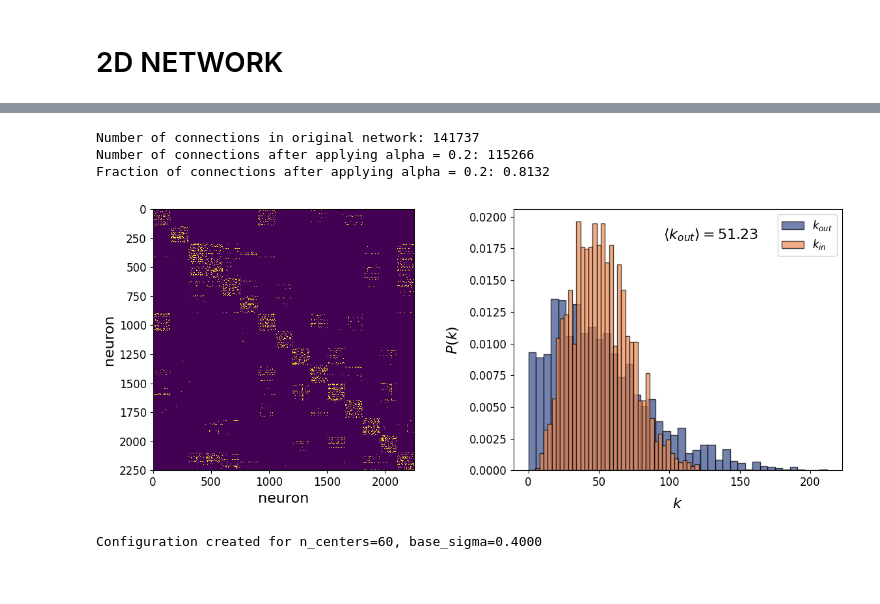
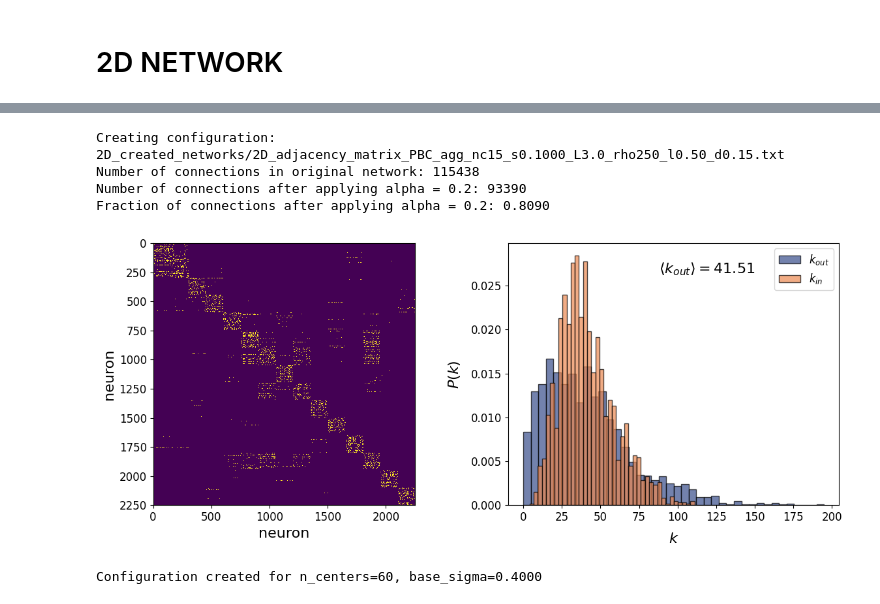
Before and after one commit to underDD/TFM, a Jupyter notebook: create_network.ipynb, the cells around one changed output, grey strips where cells are left out. Drawn from its saved outputs; the diff is of its cells as text; code cells hidden in the pictures.

```diff
--- a/create_network.ipynb
+++ b/create_network.ipynb
@@ -92,13 +92,13 @@ subprocess.run([
 alpha = 0.2
 # alphas = np.arange(0.0, 1.01, 0.01)
 
-output_filename = fcn.create_network2D(parameters2D, show_prints=False) # Here the conections network is created and saved in a file
+output_filename = fcn.create_network2D(parameters2D, show_prints_c=False, show_prints_control=True) # Here the conections network is created and saved in a file
 
 M = fcn.load_A(output_filename) # M is th amtrix with the number of tries for each connection between neurons
 number_of_connections = np.count_nonzero(M)
 print(f"Number of connections in original network: {number_of_connections}")
 
-A = fcn.modify_A_alpha(M, alpha)
+A, output_filename = fcn.modify_A_alpha2D(M, alpha, parameters2D)
 number_of_successful_connections = A.sum()
 print(f"Number of connections after applying alpha = {alpha}: {number_of_successful_connections}")
 
@@ -130,37 +130,38 @@ ax = axs[0]
 ax.imshow(A, aspect='equal', interpolation='nearest')
 
 ax.set_xlim(0, A.shape[0])
 ax.set_ylim(A.shape[0], 0)
 ax.set_xlabel('neuron', fontsize=16)
 ax.set_ylabel('neuron', fontsize=16)
 ax.tick_params(labelsize=12)
 
 # --------- DISTRIBUCIÓN DE GRADO ---------
 k_out_mean = k_out.mean()
 # k_in_mean = k_in.mean()
 ax = axs[1]
 
 ax.hist(k_out, bins=40, density=True, color=sunset2(0.1), edgecolor='black', alpha=0.7, label = r'$k_{out}$')
 ax.hist(k_in, bins=40, density=True, color=sunset2(0.8), edgecolor='black', alpha = 0.7, label = r'$k_{in}$')
 
 # ax.text(0.75, 0.85, f"$\\langle k_{{out}} \\rangle = {k_out_mean:.2f}$\n$\\langle k_{{in}} \\rangle = {k_in_mean:.2f}$", fontsize=14, ha='center', va='center', transform=ax.transAxes)
 
 ax.text(0.6, 0.9, f"$\\langle k_{{out}} \\rangle = {k_out_mean:.2f}$", fontsize=16, ha='center', va='center', transform=ax.transAxes)
 
 ax.set_xlabel(r'$k$', fontsize=16, labelpad=10)
 ax.set_ylabel(r'$P(k)$', fontsize=16, labelpad=10)
 ax.legend(fontsize = 12, loc = 'upper right')
 ax.tick_params(labelsize=12)
 
 plt.tight_layout()
 plt.show()
 
 # Hacer una matrix de las posibles conexiones que puede hace un axon y luego eliminar de acuerdo a la alpha
 # %% [output]
-Number of connections in original network: 141737
-Number of connections after applying alpha = 0.2: 115266
-Fraction of connections after applying alpha = 0.2: 0.8132
+Creating configuration: 2D_created_networks/2D_adjacency_matrix_PBC_agg_nc15_s0.1000_L3.0_rho250_l0.50_d0.15.txt
+Number of connections in original network: 115438
+Number of connections after applying alpha = 0.2: 93390
+Fraction of connections after applying alpha = 0.2: 0.8090
-[figure, old version]
+[figure, new version]
 # %%
 import importlib
 import functions_create_networks as fcn
```
Also changed, not shown: parts of 13 cells of this notebook, 23 other files.
